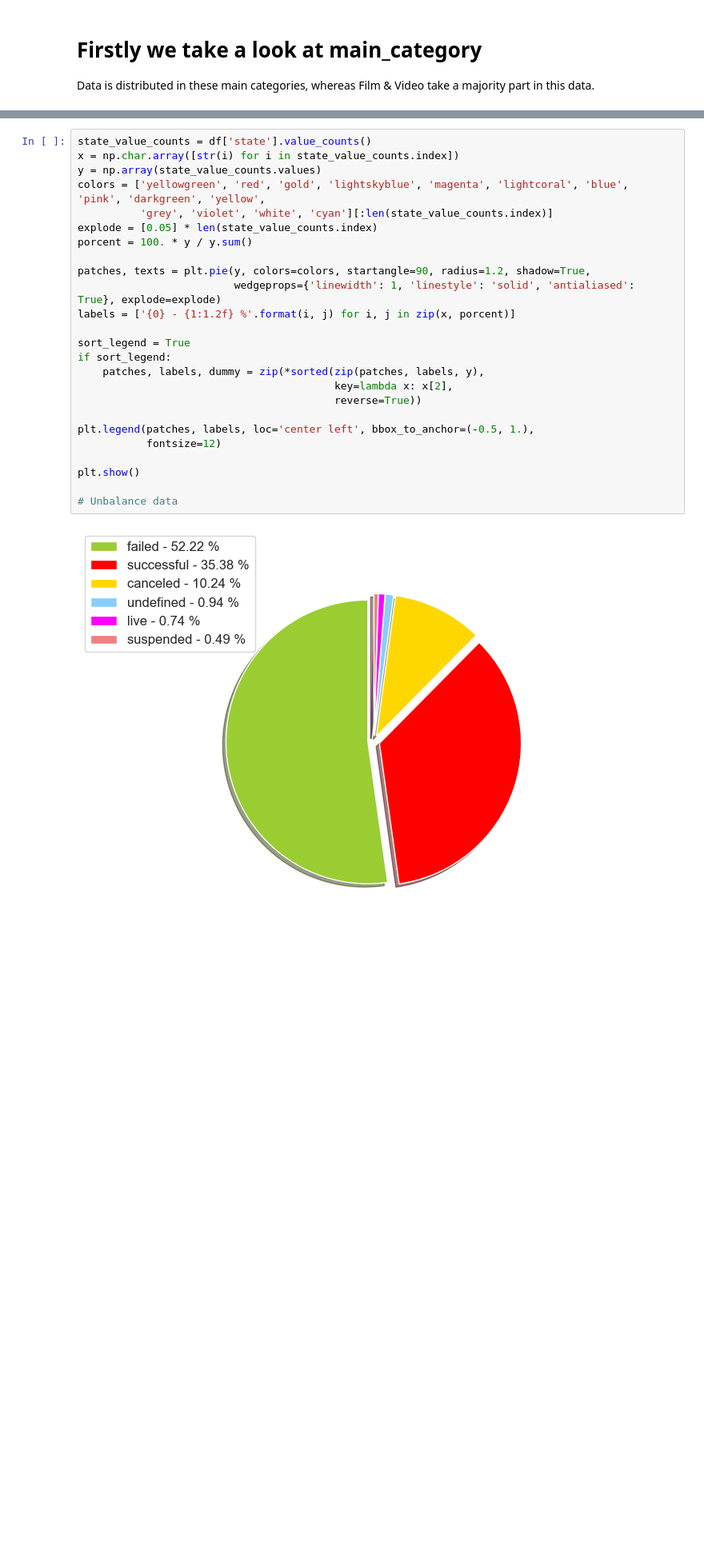
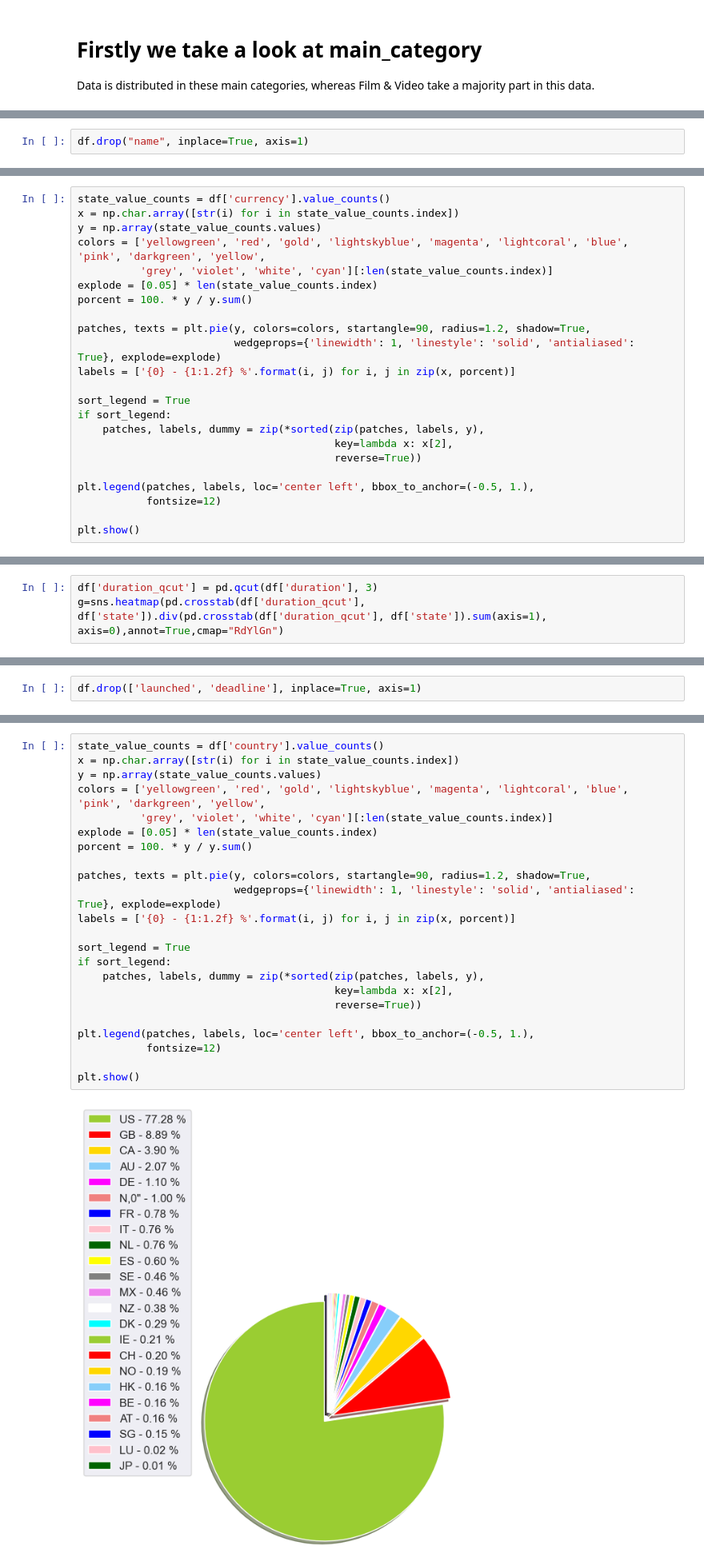
Before and after one commit to echo-cool/COMP3010J-Machine-Learning-Labs, a Jupyter notebook: Kickstarter Projects-20221019/Kickstarter.ipynb, the cells around one changed output, grey strips where cells are left out. Shown at 80% size. Cells and saved outputs as stored; diff of their text form; blank space fills up the shorter version.

```diff
--- a/Kickstarter Projects-20221019/Kickstarter.ipynb
+++ b/Kickstarter Projects-20221019/Kickstarter.ipynb
@@ -416,0 +436,2 @@ g.map(plt.hist, 'backers', bins=20, range=(100, 1000))
+# %%
+df.drop("name", inplace=True, axis=1)
@@ -416,0 +458,23 @@ g.map(plt.hist, 'backers', bins=20, range=(100, 1000))
+# %%
+state_value_counts = df['currency'].value_counts()
+x = np.char.array([str(i) for i in state_value_counts.index])
+y = np.array(state_value_counts.values)
+colors = ['yellowgreen', 'red', 'gold', 'lightskyblue', 'magenta', 'lightcoral', 'blue', 'pink', 'darkgreen', 'yellow',
+          'grey', 'violet', 'white', 'cyan'][:len(state_value_counts.index)]
+explode = [0.05] * len(state_value_counts.index)
+porcent = 100. * y / y.sum()
+
+patches, texts = plt.pie(y, colors=colors, startangle=90, radius=1.2, shadow=True,
+                         wedgeprops={'linewidth': 1, 'linestyle': 'solid', 'antialiased': True}, explode=explode)
+labels = ['{0} - {1:1.2f} %'.format(i, j) for i, j in zip(x, porcent)]
+
+sort_legend = True
+if sort_legend:
+    patches, labels, dummy = zip(*sorted(zip(patches, labels, y),
+                                         key=lambda x: x[2],
+                                         reverse=True))
+
+plt.legend(patches, labels, loc='center left', bbox_to_anchor=(-0.5, 1.),
+           fontsize=12)
+
+plt.show()
@@ -447,0 +502,3 @@ sns.histplot(x='duration', hue="state", data=df.drop(df[df.duration > 60].index)
+# %%
+df['duration_qcut'] = pd.qcut(df['duration'], 3)
+g=sns.heatmap(pd.crosstab(df['duration_qcut'], df['state']).div(pd.crosstab(df['duration_qcut'], df['state']).sum(axis=1), axis=0),annot=True,cmap="RdYlGn")
@@ -447,0 +509,2 @@ sns.histplot(x='duration', hue="state", data=df.drop(df[df.duration > 60].index)
+# %%
+df.drop(['launched', 'deadline'], inplace=True, axis=1)
@@ -477,27 +537,25 @@ sns.histplot(x='completeRatio', hue="state", data=df.drop(df[df.completeRatio >
 # %%
-state_value_counts = df['state'].value_counts()
+state_value_counts = df['country'].value_counts()
 x = np.char.array([str(i) for i in state_value_counts.index])
 y = np.array(state_value_counts.values)
 colors = ['yellowgreen', 'red', 'gold', 'lightskyblue', 'magenta', 'lightcoral', 'blue', 'pink', 'darkgreen', 'yellow',
           'grey', 'violet', 'white', 'cyan'][:len(state_value_counts.index)]
 explode = [0.05] * len(state_value_counts.index)
 porcent = 100. * y / y.sum()
 
 patches, texts = plt.pie(y, colors=colors, startangle=90, radius=1.2, shadow=True,
                          wedgeprops={'linewidth': 1, 'linestyle': 'solid', 'antialiased': True}, explode=explode)
 labels = ['{0} - {1:1.2f} %'.format(i, j) for i, j in zip(x, porcent)]
 
 sort_legend = True
 if sort_legend:
     patches, labels, dummy = zip(*sorted(zip(patches, labels, y),
                                          key=lambda x: x[2],
                                          reverse=True))
 
 plt.legend(patches, labels, loc='center left', bbox_to_anchor=(-0.5, 1.),
            fontsize=12)
 
 plt.show()
-
-# Unbalance data
 # %% [output]
-[figure, old version]
+[figure, new version]
```
Also changed, not shown: parts of 102 cells of this notebook, 1 other file.
